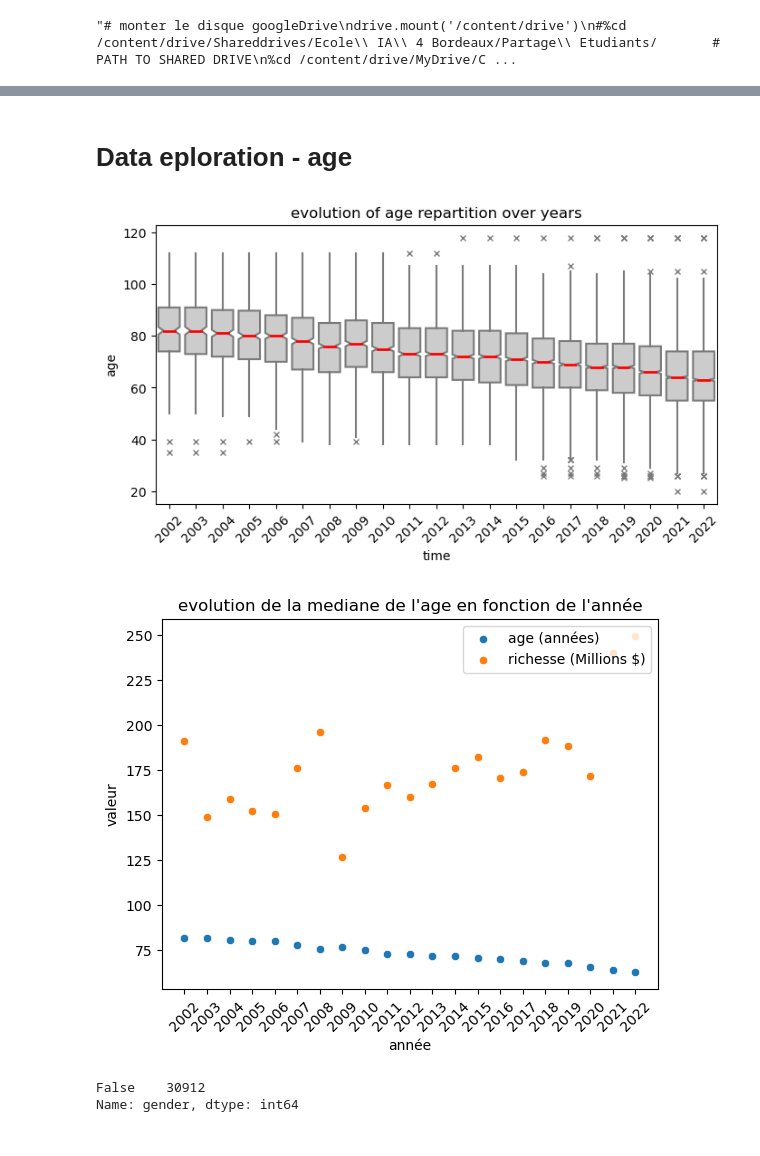
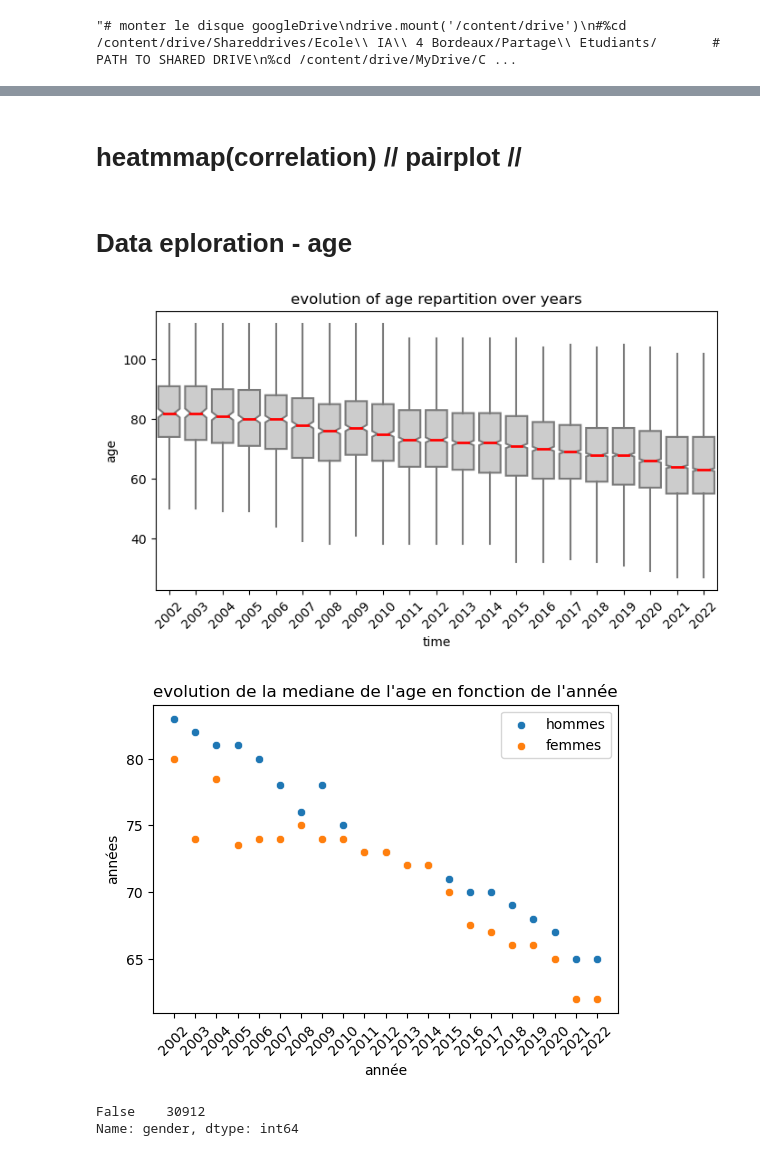
Before and after one commit to BrunetAlexis/Brief_2_Simplon, a Jupyter notebook: Simplon_Brief_Remi.ipynb, the cells around one changed output, grey strips where cells are left out. Saved outputs shown, nothing was run; the diff lists cells and outputs as text; code cells hidden in the pictures.

```diff
--- a/Simplon_Brief_Remi.ipynb
+++ b/Simplon_Brief_Remi.ipynb
@@ -37,0 +90,8 @@ memory usage: 48.4+ MB
+# %%
+### remmetre les pays là ou il y a des valeur manquantes
+#display(data[['permanent_country','countries']].sample(5))
+
+# reinitialise les codes pays avec le dernier element de la liste spearé par ';'
+data['.countries'] = data.countries.apply(lambda x: str(x).split(";")[0])
+# reinitialise les noms pays avec le premier element de la liste spearé par '-'
+data.permanent_country = data.permanent_country.apply(lambda x: str(x).split("-")[0])
@@ -117,24 +182,0 @@ name_cleaned has 0 % valeurs nulles
-# %%
-### remmetre les pays là ou il y a des valeur manquantes
-display(data[['permanent_country','countries']].sample(5))
-
-# reinitialise les codes pays avec le dernier element de la liste spearé par ';'
-data.countries = data.countries.apply(lambda x: str(x).split(";")[0])
-# reinitialise les noms pays avec le premier element de la liste spearé par '-'
-data.permanent_country = data.permanent_country.apply(lambda x: str(x).split("-")[0])
-
-#construit dictionnaire des noms de pays en fonction des codes pays
-country_dict = {}
-for name,code in zip(data.permanent_country, data.countries):
-    if name != 'nan':
-        country_dict[code] = name
-
-display(country_dict)
-
-# attribue le nom de pays en fonction du code pays
-data['permanent_country_good'] = [country_dict[code] for code in data['countries']]
-display(data[['permanent_country','permanent_country_good','countries']].sample(20))
-data.drop(['countries'], axis=1, inplace=True)
-
-# check values were filled
-#data.info()
@@ -233,3 +215,5 @@ Data columns (total 8 columns):
  7   name_cleaned       30912 non-null  object
 dtypes: float64(1), int64(3), object(4)
 memory usage: 2.1+ MB
+# %% [markdown]
+# heatmmap(correlation)  //  pairplot    //
@@ -245,24 +231,28 @@ sns.boxplot(data=data, x='time', y='age',
             notch=True, showcaps=False,
             flierprops={"marker": "x"},
             medianprops={"color": "r", "linewidth": 2},
-            color=".8")
+            color=".8",
+            showfliers=False)
 
 plt.xticks(rotation=45)
 plt.title("evolution of age repartition over years")
 plt.show()
 # %% [output]
-[figure, old version]
+[figure, new version]
 # %%
-sns.scatterplot(data.groupby('time')['age'].median())
-sns.scatterplot(data.groupby('time')['annual_income'].std()*1000)
-plt.legend(['age (années)','richesse (Millions $)'],loc='upper right')
+plt.figure(figsize=(6,4))
+sns.scatterplot(data.loc[data.gender =='M'].groupby('time')['age'].median())
+sns.scatterplot(data.loc[data.gender =='F'].groupby('time')['age'].median())
+#sns.scatterplot(data.groupby('time')['annual_income'].sum())
+
+plt.legend(['hommes','femmes'],loc='upper right')
 plt.title("evolution de la mediane de l'age en fonction de l'année")
 plt.xticks(data.time.unique(), rotation=45)
 plt.xlabel("année")
-plt.ylabel("valeur")
+plt.ylabel("années")
 plt.show()
 # %% [output]
-[figure, old version]
+[figure, new version]
 # %%
 display(data.gender.isnull().value_counts())
 display(data.gender.value_counts())
```
Also changed, not shown: parts of 25 cells of this notebook.
